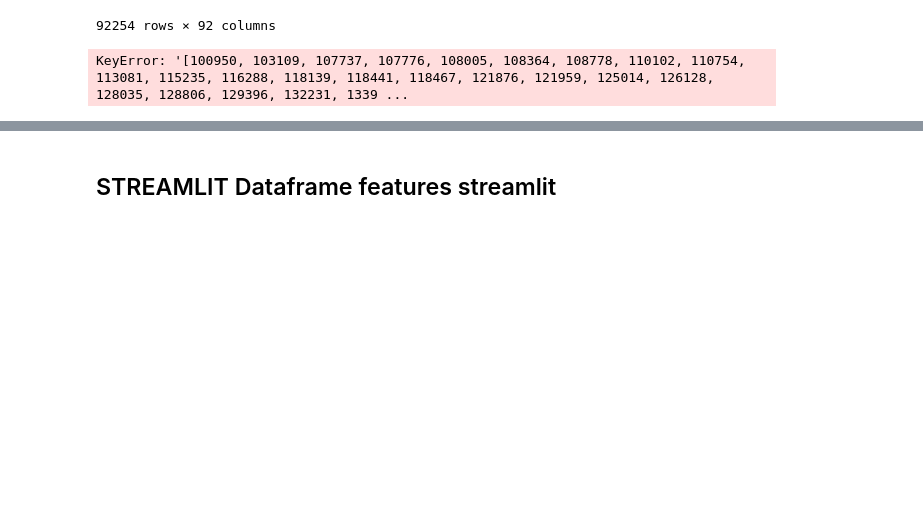
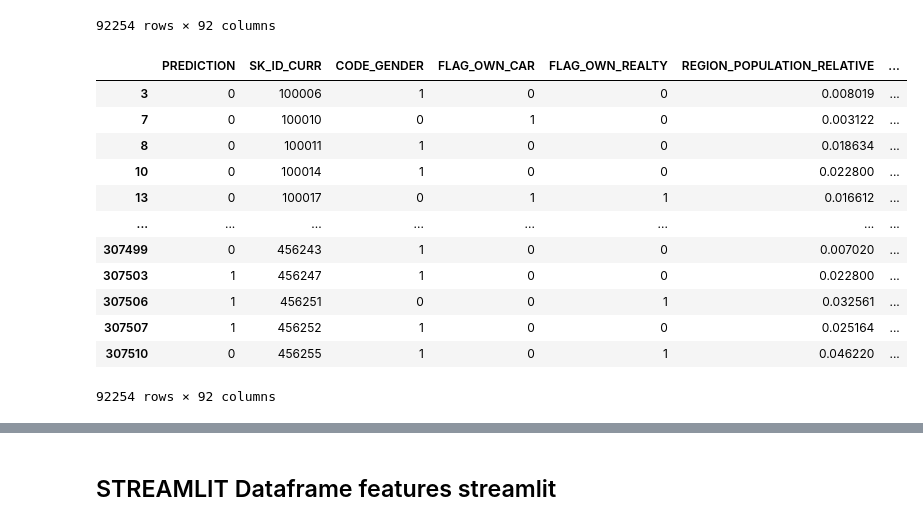
Before and after one commit to SilviaFranze/Project7, a Jupyter notebook: Proj7_OK.ipynb, the cells around one changed output, grey strips where cells are left out. Cells and saved outputs as stored; diff of their text form; code cells hidden in the pictures; blank space fills up the shorter version.

```diff
--- a/Proj7_OK.ipynb
+++ b/Proj7_OK.ipynb
@@ -1866,8 +1874,20 @@ X_test_strl_jnd
 | 104381 | 0 | 221138 | 1 | 1 | 1 | 0.014520 | ... |
 | 71618 | 0 | 183052 | 0 | 1 | 0 | 0.025164 | ... |
 92254 rows × 92 columns
-# %%
-data_strl_notscld = X_test_strl_jnd.loc[index_list, lista_features]
-data_strl_notscld
-# %% [output]
-KeyError: '[100950, 103109, 107737, 107776, 108005, 108364, 108778, 110102, 110754, 113081, 115235, 116288, 118139, 118441, 118467, 121876, 121959, 125014, 126128, 128035, 128806, 129396, 132231, 1339 ...
+# %%
+X_test_strl_jnd_ordinato = X_test_strl_jnd.sort_values(by='SK_ID_CURR', ascending=True)
+X_test_strl_jnd_ordinato
+# %% [output]
+|  | PREDICTION | SK_ID_CURR | CODE_GENDER | FLAG_OWN_CAR | FLAG_OWN_REALTY | REGION_POPULATION_RELATIVE | ... |
+| 3 | 0 | 100006 | 1 | 0 | 0 | 0.008019 | ... |
+| 7 | 0 | 100010 | 0 | 1 | 0 | 0.003122 | ... |
+| 8 | 0 | 100011 | 1 | 0 | 0 | 0.018634 | ... |
+| 10 | 0 | 100014 | 1 | 0 | 0 | 0.022800 | ... |
+| 13 | 0 | 100017 | 0 | 1 | 1 | 0.016612 | ... |
+| ... | ... | ... | ... | ... | ... | ... | ... |
+| 307499 | 0 | 456243 | 1 | 0 | 0 | 0.007020 | ... |
+| 307503 | 1 | 456247 | 1 | 0 | 0 | 0.022800 | ... |
+| 307506 | 1 | 456251 | 0 | 0 | 1 | 0.032561 | ... |
+| 307507 | 1 | 456252 | 1 | 0 | 0 | 0.025164 | ... |
+| 307510 | 0 | 456255 | 1 | 0 | 1 | 0.046220 | ... |
+92254 rows × 92 columns
```
Also changed, not shown: parts of 25 cells of this notebook, 4 other files.
